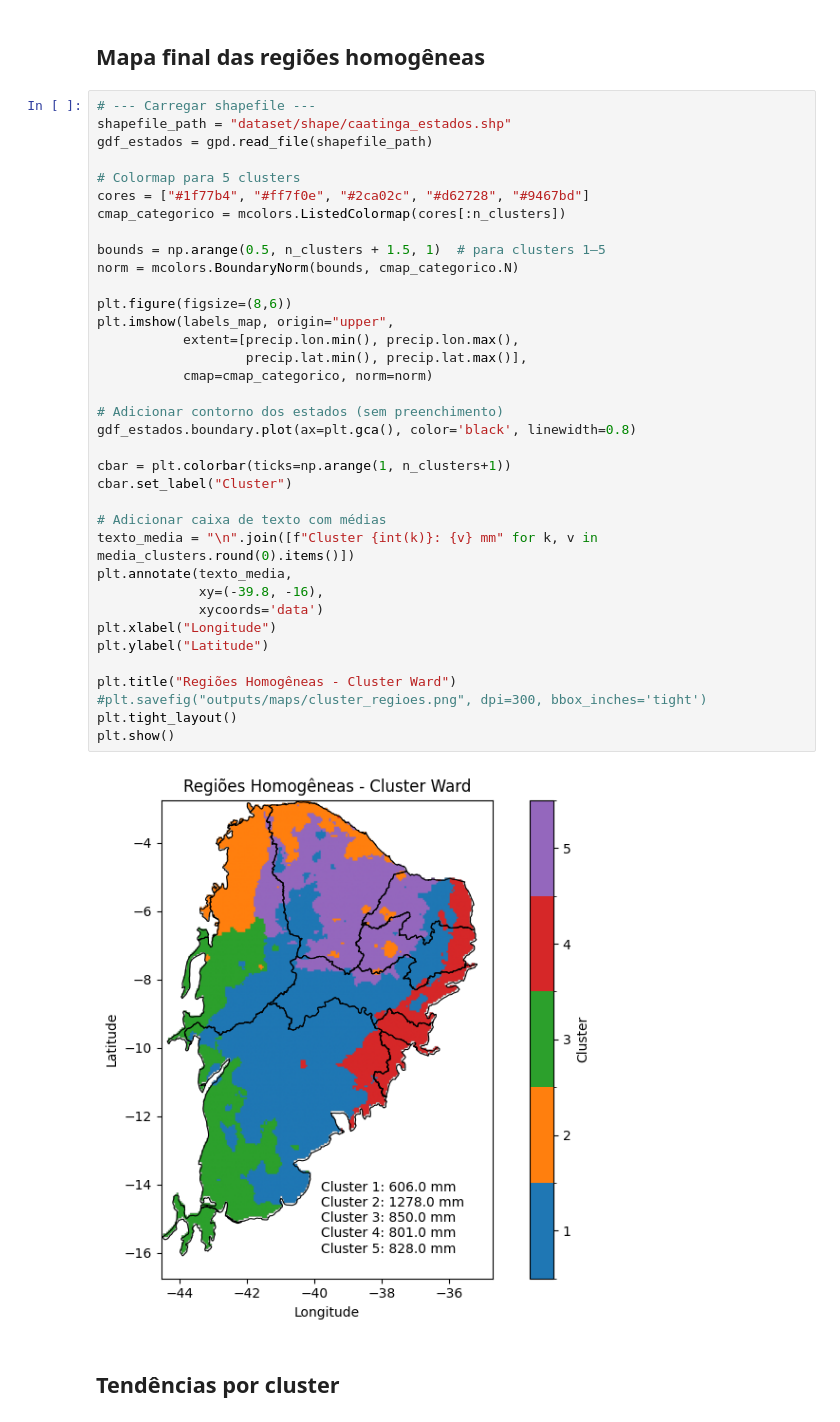
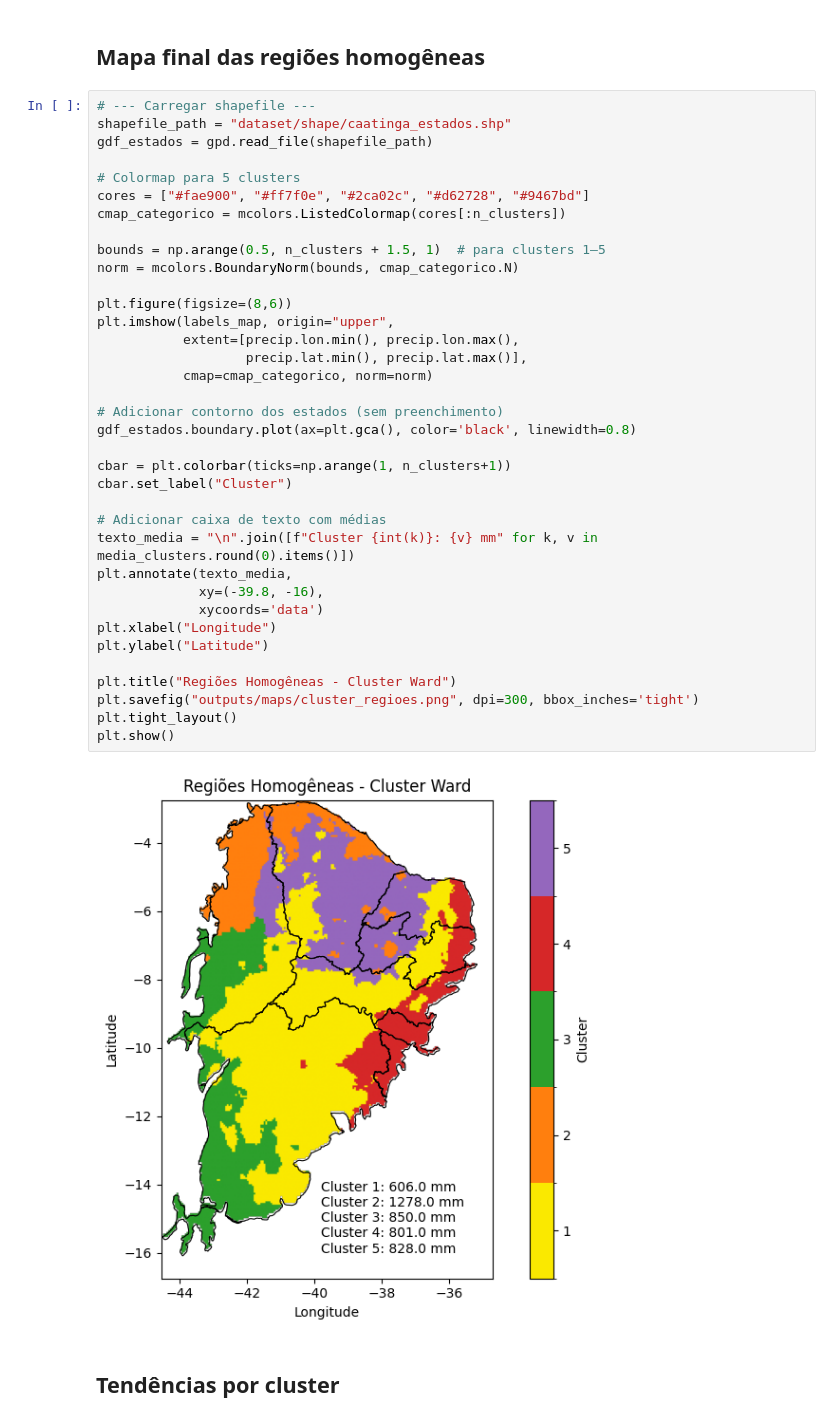
Before and after one commit to eduardocholuck/remote_sensing-1, a Jupyter notebook: 05_cluster_regioes.ipynb, the cells around one changed output. Cells and saved outputs as stored; diff of their text form.

Commit message:
implementação dos clusters de NDVI e correção dos clusters de precipitação

```diff
--- a/05_cluster_regioes.ipynb
+++ b/05_cluster_regioes.ipynb
@@ -223,38 +225,38 @@ shapefile_path = "dataset/shape/caatinga_estados.shp"
 gdf_estados = gpd.read_file(shapefile_path)
 
 # Colormap para 5 clusters
-cores = ["#1f77b4", "#ff7f0e", "#2ca02c", "#d62728", "#9467bd"]
+cores = ["#fae900", "#ff7f0e", "#2ca02c", "#d62728", "#9467bd"]
 cmap_categorico = mcolors.ListedColormap(cores[:n_clusters])
 
 bounds = np.arange(0.5, n_clusters + 1.5, 1)  # para clusters 1–5
 norm = mcolors.BoundaryNorm(bounds, cmap_categorico.N)
 
 plt.figure(figsize=(8,6))
 plt.imshow(labels_map, origin="upper",
            extent=[precip.lon.min(), precip.lon.max(),
                    precip.lat.min(), precip.lat.max()],
            cmap=cmap_categorico, norm=norm)
 
 # Adicionar contorno dos estados (sem preenchimento)
 gdf_estados.boundary.plot(ax=plt.gca(), color='black', linewidth=0.8)
 
 cbar = plt.colorbar(ticks=np.arange(1, n_clusters+1))
 cbar.set_label("Cluster")
 
 # Adicionar caixa de texto com médias
 texto_media = "\n".join([f"Cluster {int(k)}: {v} mm" for k, v in media_clusters.round(0).items()])
 plt.annotate(texto_media,
              xy=(-39.8, -16),
              xycoords='data')
 plt.xlabel("Longitude")
 plt.ylabel("Latitude")
 
 plt.title("Regiões Homogêneas - Cluster Ward")
-#plt.savefig("outputs/maps/cluster_regioes.png", dpi=300, bbox_inches='tight')
+plt.savefig("outputs/maps/cluster_regioes.png", dpi=300, bbox_inches='tight')
 plt.tight_layout()
 plt.show()
 # %% [output]
-[figure, old version]
+[figure, new version]
 # %% [markdown]
 ## Tendências por cluster
 # %%
```
Also changed, not shown: parts of 5 cells of this notebook, 14 other files.
